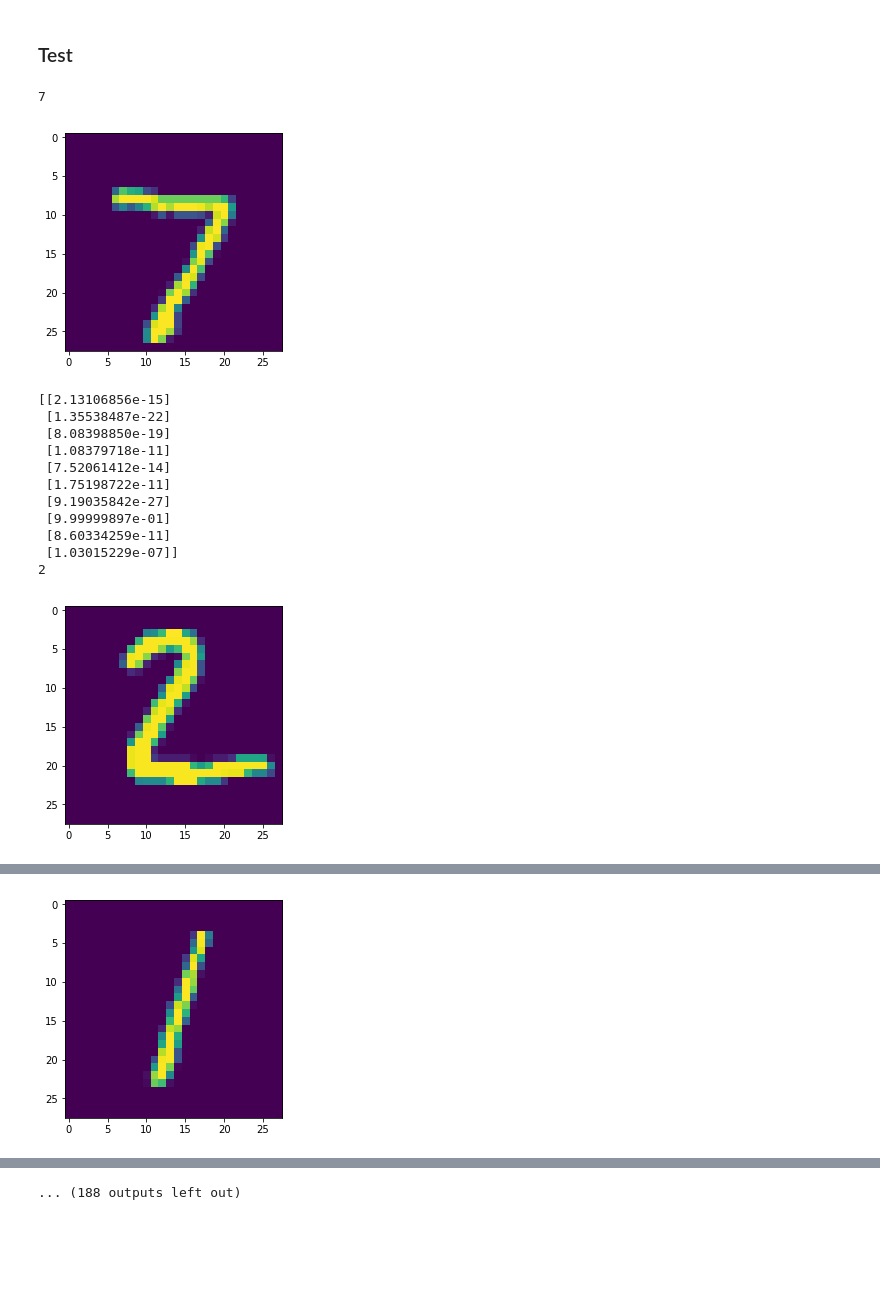
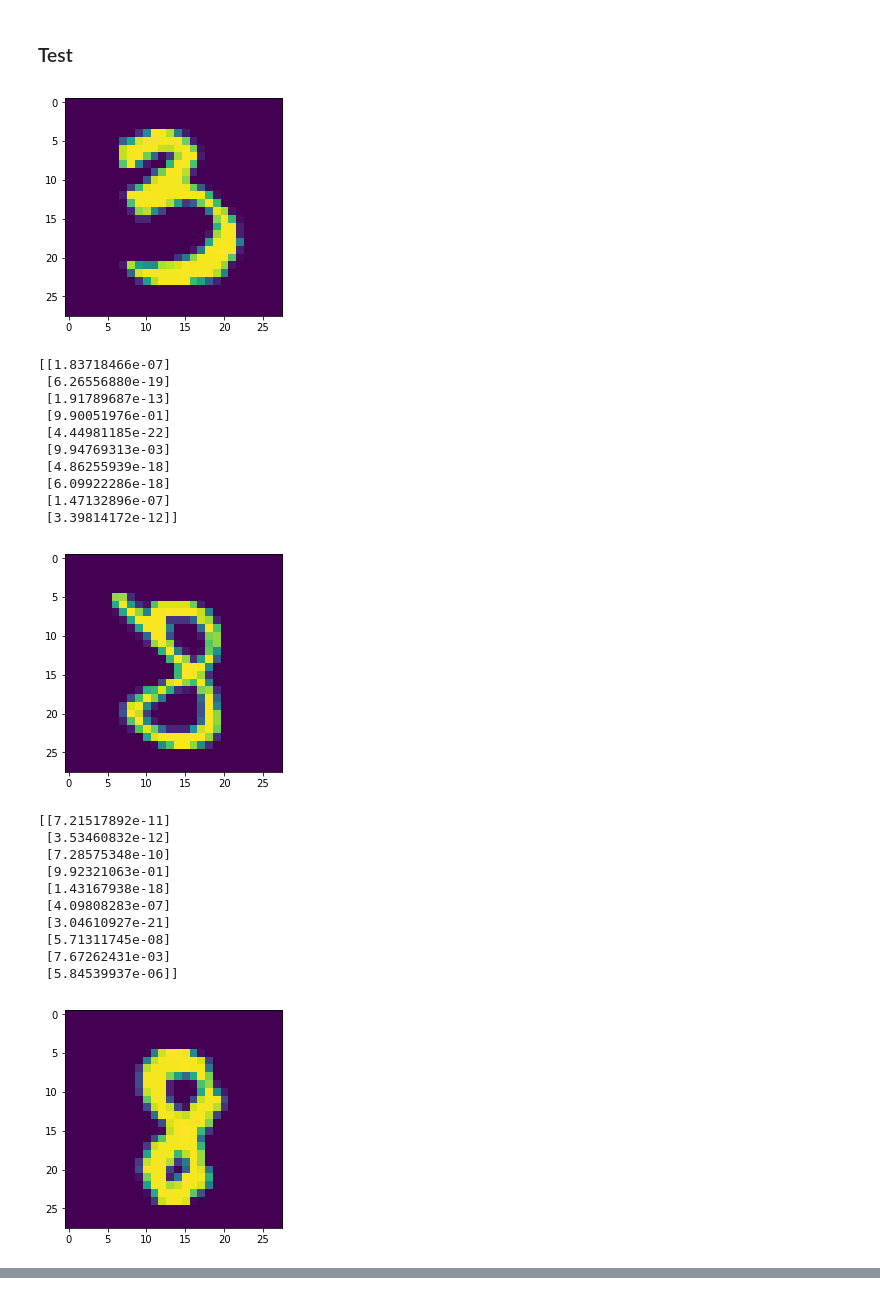
Before and after one commit to Sainpse/Discern, a Jupyter notebook: ANN/MNIST.ipynb, the cells around one changed output, grey strips where cells are left out. Drawn from its saved outputs; the diff is of its cells as text; code cells hidden in the pictures; blank space fills up the shorter version.

Commit message:
Cleaning notebook outputs and image random sampling for testing

```diff
--- a/ANN/MNIST.ipynb
+++ b/ANN/MNIST.ipynb
@@ -79,6 +80,6 @@ neuralnetwork = ANN(layer_dims,batch_size=1000,optimization="MBGD")
 # %%
 print("Training ...")
 Y_encoded = neuralnetwork.one_hot_encoding(Y_Train)
-neuralnetwork.train(X_Train,Y_encoded,10000, 0.001)
+neuralnetwork.train(X_Train,Y_encoded,10000, 0.001, print_count = 1000)
 # %% [output]
 Training ...
@@ -101,33 +102,34 @@ Final Training Accuracy: 99.8772416575759
 # %% [markdown]
 ### Test
 # %%
-
 #Viewing sample images
-sample =  X_Test[:,0]
-sample2 = X_Test[:,1]
-sample3 = X_Test[:,2]
-samples = []
-for i in range(100):
-    samples.append(X_Test[:,i])
-#vectors = [X_Test[:,0],X_Test[:,1],X_Test[:,2]]
-for x in range(100):
-    #Actual Power
-    print(Y_Test[x])
-    plt.imshow(X_Test[:,x].reshape(28,28))
+samples = np.array([])
+samples = [X_Test[:,random.randint(0, X_Test.shape[1])] for i in range(5)]
+for s in samples:
+    plt.imshow(s.reshape(28,28))
     plt.show()
-    print(neuralnetwork.predict(X_Test[:,x].reshape(784,1)))
+    print(neuralnetwork.predict(s.reshape(784,1)))
 # %% [output]
+[figure, new version]
-7
+[[1.83718466e-07]
+ [6.26556880e-19]
+ [1.91789687e-13]
+ [9.90051976e-01]
+ [4.44981185e-22]
+ [9.94769313e-03]
+ [4.86255939e-18]
+ [6.09922286e-18]
+ [1.47132896e-07]
+ [3.39814172e-12]]
-[figure, old version]
+[figure, new version]
-[[2.13106856e-15]
- [1.35538487e-22]
- [8.08398850e-19]
- [1.08379718e-11]
- [7.52061412e-14]
- [1.75198722e-11]
- [9.19035842e-27]
- [9.99999897e-01]
- [8.60334259e-11]
- [1.03015229e-07]]
-2
+[[7.21517892e-11]
+ [3.53460832e-12]
+ [7.28575348e-10]
+ [9.92321063e-01]
+ [1.43167938e-18]
+ [4.09808283e-07]
+ [3.04610927e-21]
+ [5.71311745e-08]
+ [7.67262431e-03]
+ [5.84539937e-06]]
-[figure, old version]
+[figure, new version]
@@ -145 +145,0 @@ for x in range(100):
-[figure, old version]
@@ -182 +167,0 @@ for x in range(100):
-... (188 outputs left out)
```
Also changed, not shown: parts of 7 cells of this notebook, 3 other files.
